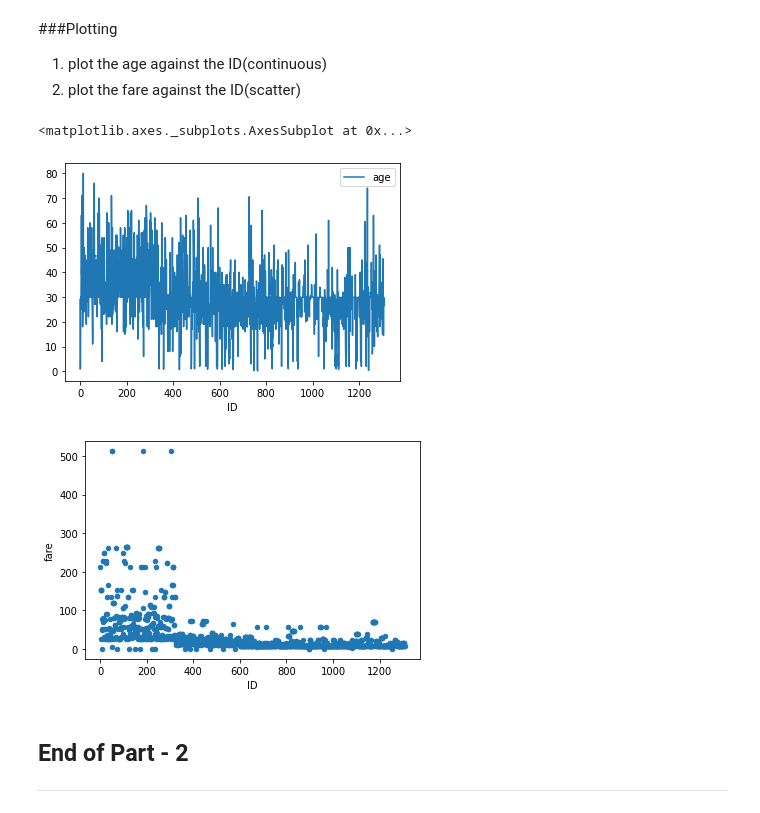
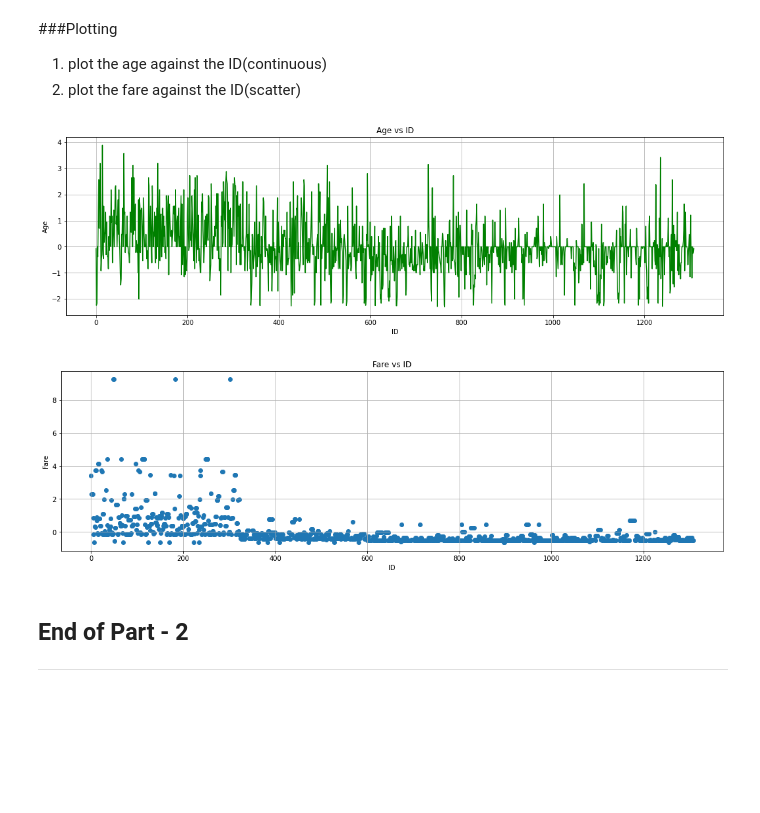
Before and after one commit to aveshag/SHALA2020, a Jupyter notebook: Assignment_1_DS.ipynb, the cells around one changed output. Saved outputs shown, nothing was run; the diff lists cells and outputs as text; code cells hidden in the pictures; blank space fills up the shorter version.

```diff
--- a/Assignment_1_DS.ipynb
+++ b/Assignment_1_DS.ipynb
@@ -314,7 +307,8 @@ titanic_data_new
 
 ---
 # %%
-titanic_data_new[["age","fare"]] = df[['age','fare']].fillna(df.mean())
+titanic_data_new[["age","fare"]] = titanic[['age','fare']].fillna(titanic[['age','fare']].mean())
+titanic_data_new.head()
 
-# titanic_data_new['age'] = df["age"].replace(np.nan, df["age"].mean())
-# titanic_data_new['fare'] = df["fare"].replace(np.nan, df["fare"].mean())
+# titanic_data_new['age'] = titanic["age"].replace(np.nan, titanic["age"].mean())
+# titanic_data_new['fare'] = titanic["fare"].replace(np.nan, titanic["fare"].mean())
@@ -337,0 +335,8 @@ normalized_df = (df_numeric - df_numeric.min())/(df_numeric.max()-df_numeric.min
+# %%
+# used to select numeric data but it also select numerical categorial data
+# titanic_numeric = titanic.select_dtypes(include = np.number)
+
+titanic_numeric = titanic_data_new[['age','fare']]
+
+normalized_titanic = (titanic_numeric - titanic_numeric.mean())/titanic_numeric.std()
+normalized_titanic.head()
@@ -346,8 +358,9 @@ normalized_df = (df_numeric - df_numeric.min())/(df_numeric.max()-df_numeric.min
 
 ---
 # %%
-dropped_df = normalized_df.drop(columns=['age', 'fare'])
-titanic_data_new = pd.concat([titanic_data_new, dropped_df], axis=1)
-titanic_data_new
+titanic_data_new  = titanic_data_new.drop(columns=['age', 'fare'])
+
+titanic_data_new = pd.concat([titanic_data_new, normalized_titanic], axis=1)
+titanic_data_new.head()
 # %% [output]
 |  | sex_female | sex_male | embarked_C | embarked_Q | embarked_S | pclass_1 | pclass_2 | pclass_3 | age | ... |
@@ -368,17 +374,29 @@ titanic_data_new
 1. plot the age against the ID(continuous)
 2. plot the fare against the ID(scatter)
 # %%
-titanic_data_new['ID'] = titanic_data_new.index
-age_df = titanic_data_new[['ID','age']]
-fare_df = titanic_data_new[['ID','fare']]
+# titanic_data_new['ID'] = titanic_data_new.index
+# age_df = titanic_data_new[['ID','age']]
+# fare_df = titanic_data_new[['ID','fare']]
+# age_df.plot(x ='ID', y = 'age', kind = 'line', figsize = (18,5))
+# fare_df.plot( x = 'ID', y = 'fare', kind = 'scatter', figsize = (18,5))
 
-age_df.plot(x ='ID', y = 'age', kind = 'line')
 
-fare_df.plot( x = 'ID', y = 'fare', kind = 'scatter')
+plt.figure(figsize=(18, 5))
+plt.plot(titanic_data_new.index, titanic_data_new['age'], color = 'g')
+plt.xlabel('ID')
+plt.ylabel('Age')
+plt.title('Age vs ID')
+plt.grid()
+
+plt.figure(figsize=(18, 5))
+plt.scatter(titanic_data_new.index, titanic_data_new['fare'])
+plt.xlabel('ID')
+plt.ylabel('Fare')
+plt.title('Fare vs ID')
+plt.grid()
 # %% [output]
-<matplotlib.axes._subplots.AxesSubplot at 0x...>
-[figure, old version]
+[figure, new version]
-[figure, old version]
+[figure, new version]
 # %% [markdown]
 ## End of Part - 2
 ---
```
Also changed, not shown: parts of 12 cells of this notebook.
